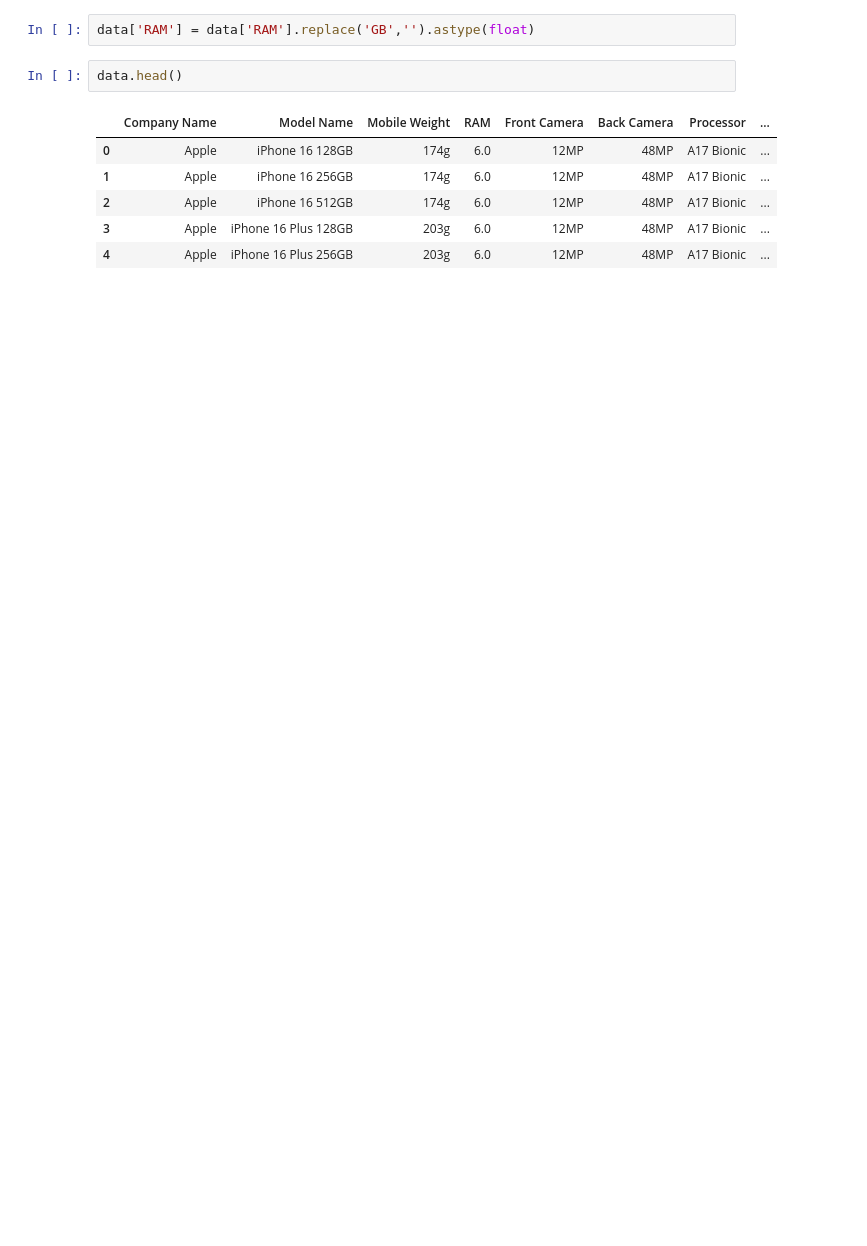
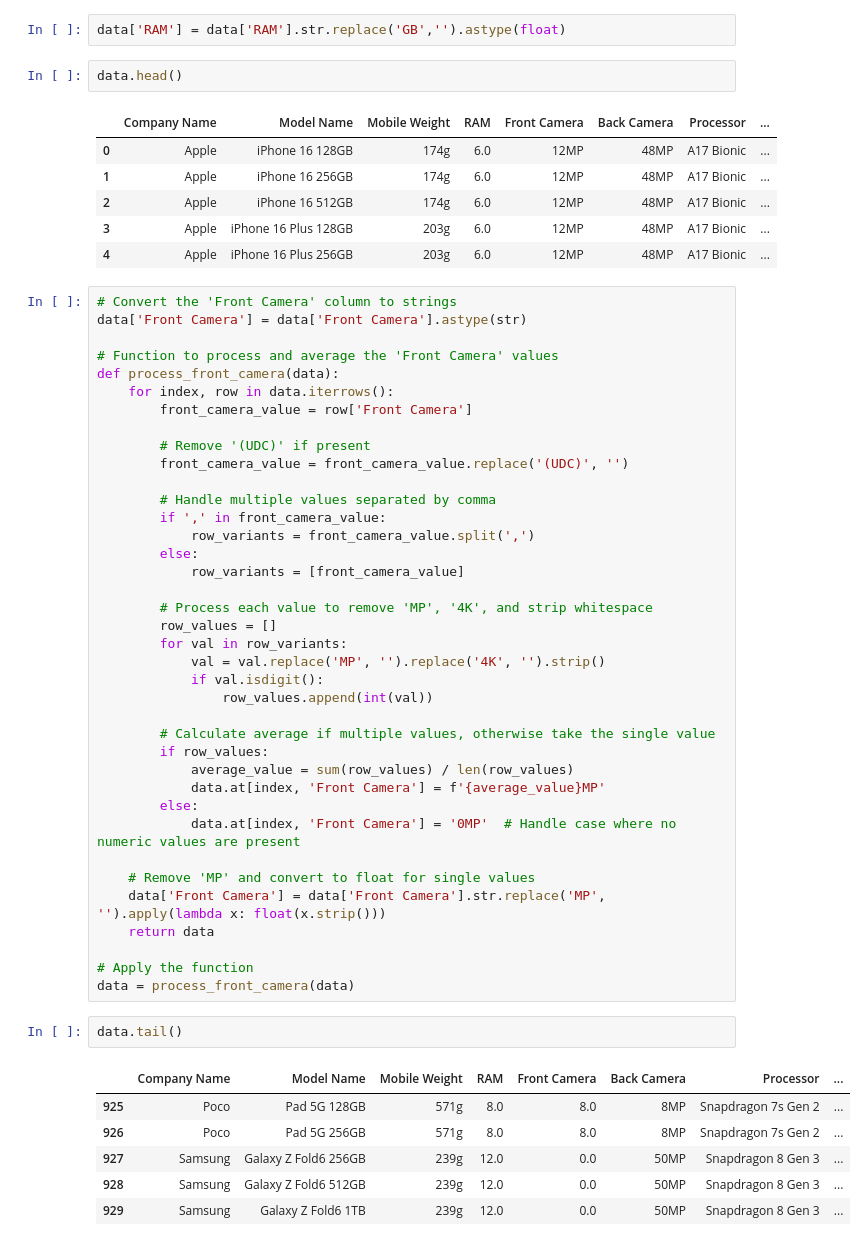
Before and after one commit to GENTLEW1ND/Python, a Jupyter notebook: Smartphone_price_prediction.ipynb, the cells around one changed output. Saved outputs shown, nothing was run; the diff lists cells and outputs as text; blank space fills up the shorter version.

```diff
--- a/Smartphone_price_prediction.ipynb
+++ b/Smartphone_price_prediction.ipynb
@@ -149,7 +149,7 @@ def remove_gb(data):
 
 data = remove_gb(data)
 # %%
-data['RAM'] = data['RAM'].replace('GB','').astype(float)
+data['RAM'] = data['RAM'].str.replace('GB','').astype(float)
 # %%
 data.head()
 # %% [output]
@@ -159,3 +159,50 @@ data.head()
 | 2 | Apple | iPhone 16 512GB | 174g | 6.0 | 12MP | 48MP | A17 Bionic | ... |
 | 3 | Apple | iPhone 16 Plus 128GB | 203g | 6.0 | 12MP | 48MP | A17 Bionic | ... |
 | 4 | Apple | iPhone 16 Plus 256GB | 203g | 6.0 | 12MP | 48MP | A17 Bionic | ... |
+# %%
+# Convert the 'Front Camera' column to strings
+data['Front Camera'] = data['Front Camera'].astype(str)
+
+# Function to process and average the 'Front Camera' values
+def process_front_camera(data):
+    for index, row in data.iterrows():
+        front_camera_value = row['Front Camera']
+
+        # Remove '(UDC)' if present
+        front_camera_value = front_camera_value.replace('(UDC)', '')
+
+        # Handle multiple values separated by comma
+        if ',' in front_camera_value:
+            row_variants = front_camera_value.split(',')
+        else:
+            row_variants = [front_camera_value]
+
+        # Process each value to remove 'MP', '4K', and strip whitespace
+        row_values = []
+        for val in row_variants:
+            val = val.replace('MP', '').replace('4K', '').strip()
+            if val.isdigit():
+                row_values.append(int(val))
+
+        # Calculate average if multiple values, otherwise take the single value
+        if row_values:
+            average_value = sum(row_values) / len(row_values)
+            data.at[index, 'Front Camera'] = f'{average_value}MP'
+        else:
+            data.at[index, 'Front Camera'] = '0MP'  # Handle case where no numeric values are present
+
+    # Remove 'MP' and convert to float for single values
+    data['Front Camera'] = data['Front Camera'].str.replace('MP', '').apply(lambda x: float(x.strip()))
+    return data
+
+# Apply the function
+data = process_front_camera(data)
+# %%
+data.tail()
+# %% [output]
+|  | Company Name | Model Name | Mobile Weight | RAM | Front Camera | Back Camera | Processor | ... |
+| 925 | Poco | Pad 5G 128GB | 571g | 8.0 | 8.0 | 8MP | Snapdragon 7s Gen 2 | ... |
+| 926 | Poco | Pad 5G 256GB | 571g | 8.0 | 8.0 | 8MP | Snapdragon 7s Gen 2 | ... |
+| 927 | Samsung | Galaxy Z Fold6 256GB | 239g | 12.0 | 0.0 | 50MP | Snapdragon 8 Gen 3 | ... |
+| 928 | Samsung | Galaxy Z Fold6 512GB | 239g | 12.0 | 0.0 | 50MP | Snapdragon 8 Gen 3 | ... |
+| 929 | Samsung | Galaxy Z Fold6 1TB | 239g | 12.0 | 0.0 | 50MP | Snapdragon 8 Gen 3 | ... |
```
Also changed, not shown: parts of 2 cells of this notebook.
